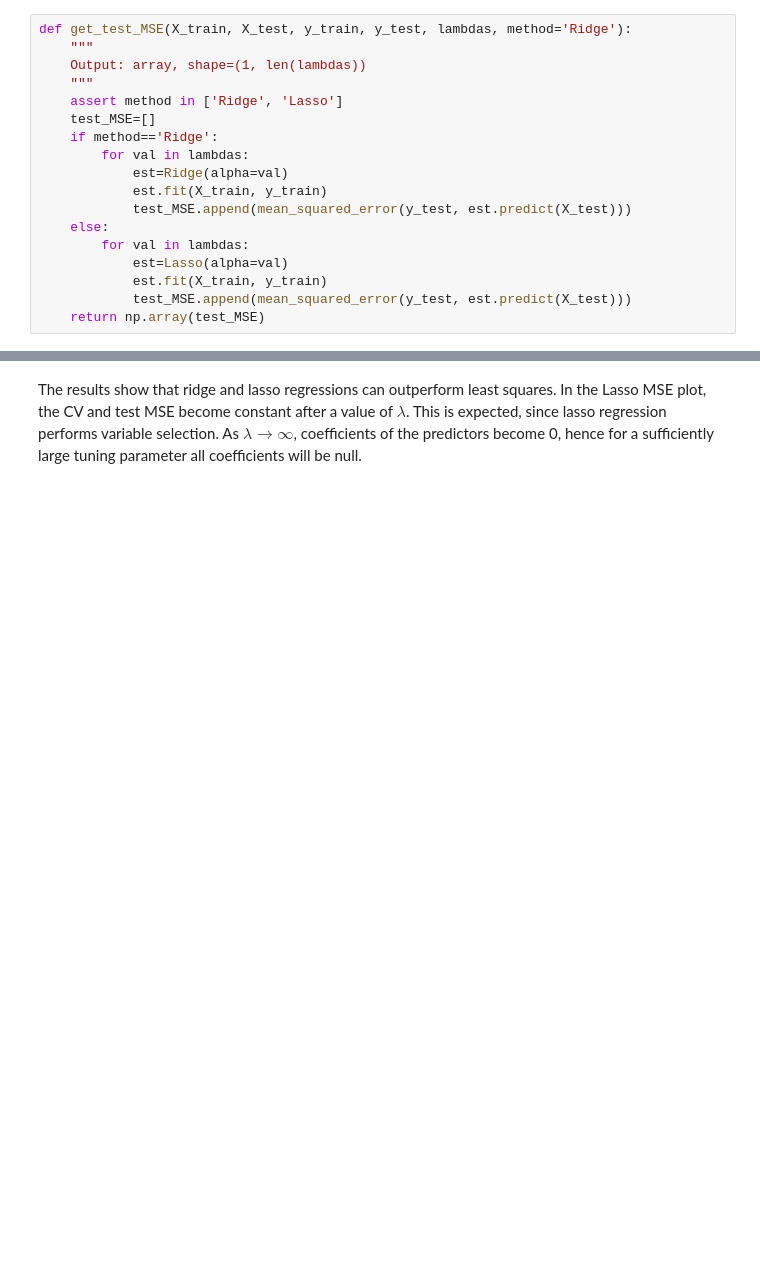
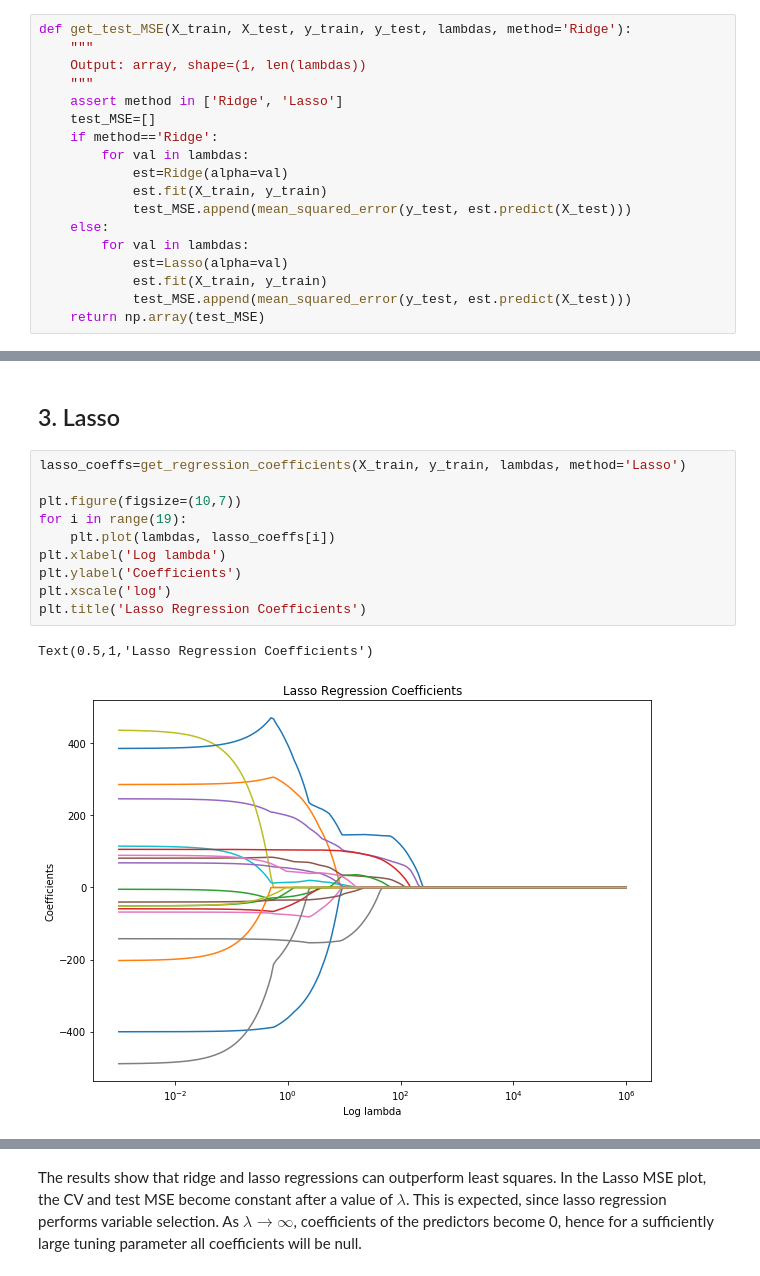
Before and after one commit to AtanasiuDemian/Introduction-to-Statistical-Learning---Python, a Jupyter notebook: Hitters.ipynb, the cells around one changed output, grey strips where cells are left out. Cells and saved outputs as stored; diff of their text form; blank space fills up the shorter version.

```diff
--- a/Hitters.ipynb
+++ b/Hitters.ipynb
@@ -135 +169,16 @@ Ridge Test MSE: 118338.6315162025
+# %% [markdown]
+## 3. Lasso
+# %%
+lasso_coeffs=get_regression_coefficients(X_train, y_train, lambdas, method='Lasso')
+
+plt.figure(figsize=(10,7))
+for i in range(19):
+    plt.plot(lambdas, lasso_coeffs[i])
+plt.xlabel('Log lambda')
+plt.ylabel('Coefficients')
+plt.xscale('log')
+plt.title('Lasso Regression Coefficients')
+# %% [output]
+Text(0.5,1,'Lasso Regression Coefficients')
+[figure, added]
 # %%
```
Also changed, not shown: parts of 17 cells of this notebook.
